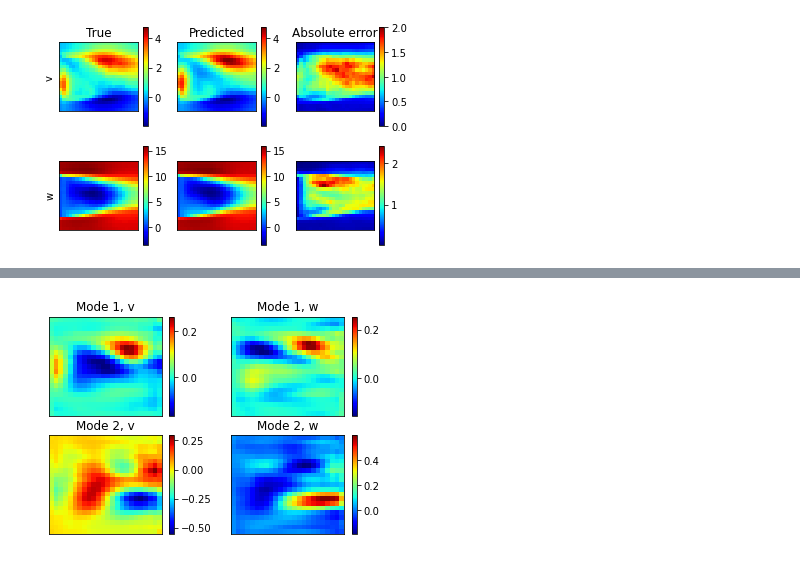
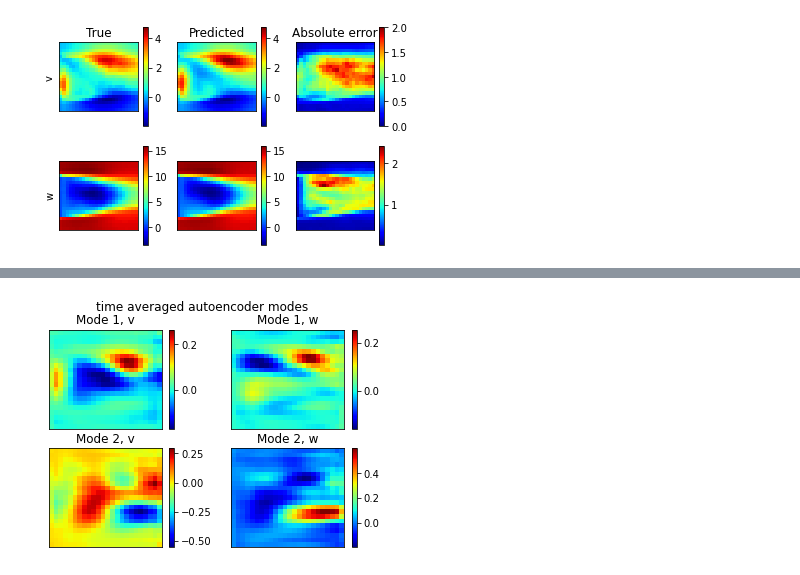
Before and after one commit to MagriLab/MD-CNN-AE, a Jupyter notebook: visualise_hierarchical_mode.ipynb, the cells around one changed output, grey strips where cells are left out. Cells and saved outputs as stored; diff of their text form; code cells hidden in the pictures.

```diff
--- a/visualise_hierarchical_mode.ipynb
+++ b/visualise_hierarchical_mode.ipynb
@@ -93,31 +101,32 @@ print(mode1.shape)
 # %%
-## plt modes
+## time averaged modes
 fig,ax = plt.subplots(2,2)
 
+plt.suptitle('time averaged autoencoder modes')
 mode1_v = ax[0,0].imshow(np.mean(mode1,axis=0)[:,:,0],'jet')
 ax[0,0].set_title('Mode 1, v')
 ax[0,0].set_xticks([])
 ax[0,0].set_yticks([])
 fig.colorbar(mode1_v,ax=ax[0,0])
 
 mode1_w = ax[0,1].imshow(np.mean(mode1,axis=0)[:,:,1],'jet')
 ax[0,1].set_title('Mode 1, w')
 ax[0,1].set_xticks([])
 ax[0,1].set_yticks([])
 fig.colorbar(mode1_w,ax=ax[0,1])
 
 mode2_v = ax[1,0].imshow(np.mean(mode2,axis=0)[:,:,0],'jet')
 ax[1,0].set_title('Mode 2, v')
 ax[1,0].set_xticks([])
 ax[1,0].set_yticks([])
 fig.colorbar(mode2_v,ax=ax[1,0])
 
 mode2_w = ax[1,1].imshow(np.mean(mode2,axis=0)[:,:,1],'jet')
 ax[1,1].set_title('Mode 2, w')
 ax[1,1].set_xticks([])
 ax[1,1].set_yticks([])
 fig.colorbar(mode2_w,ax=ax[1,1])
 
 plt.show()
 # %% [output]
-[figure, old version]
+[figure, new version]
```
Also changed, not shown: parts of 4 cells of this notebook, 1 other file.
